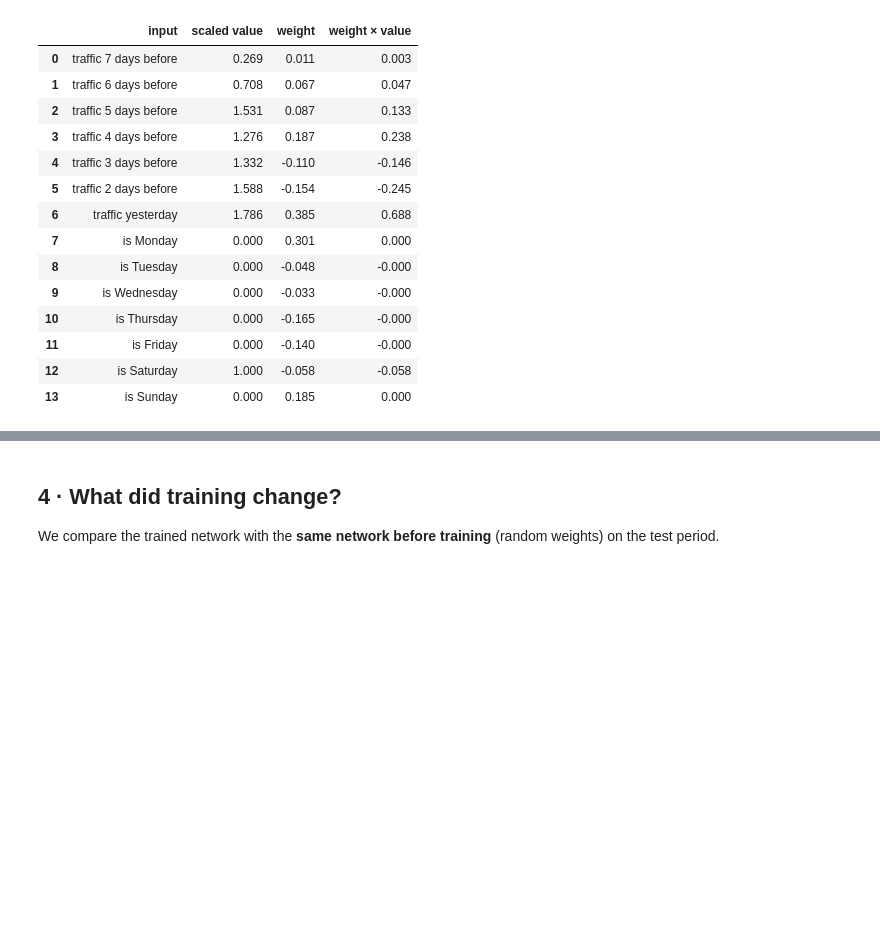
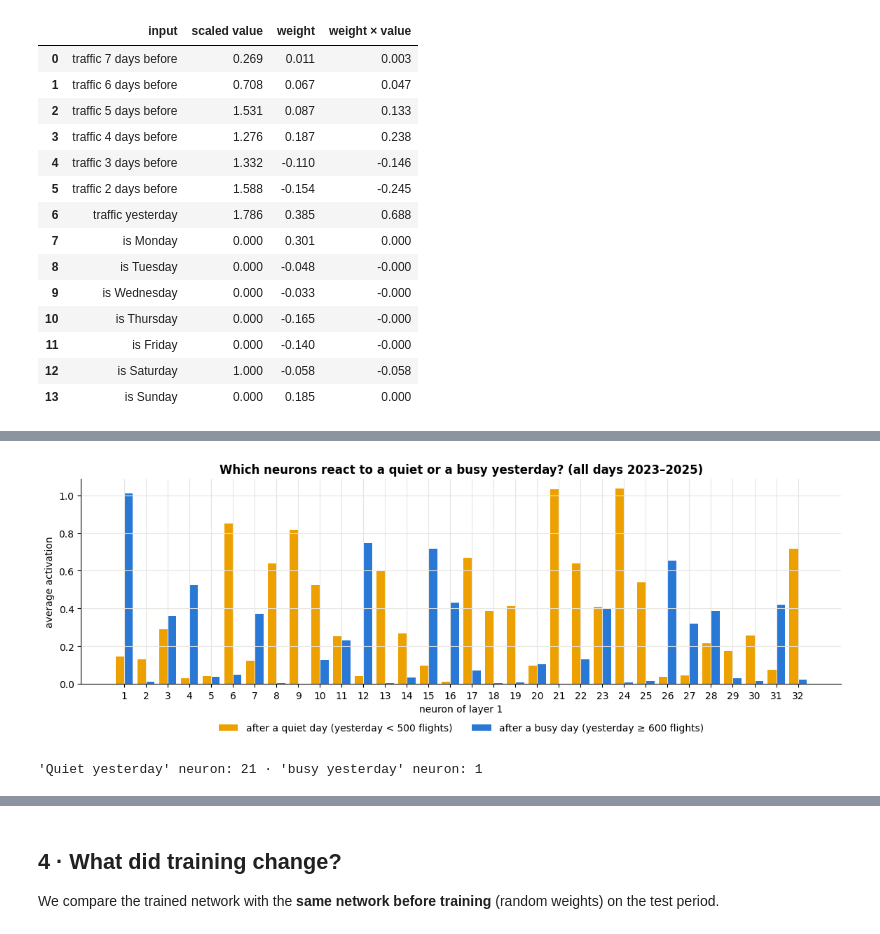
Before and after one commit to dblue-tech/ai-lab, a Jupyter notebook: lab1_airport_traffic/Lab1_part2_inside_the_model.ipynb, the cells around one changed output, grey strips where cells are left out. Saved outputs shown, nothing was run; the diff lists cells and outputs as text; code cells hidden in the pictures; blank space fills up the shorter version.

```diff
--- a/lab1_airport_traffic/Lab1_part2_inside_the_model.ipynb
+++ b/lab1_airport_traffic/Lab1_part2_inside_the_model.ipynb
@@ -295,0 +363,26 @@ Neuron 15 of layer 1: sum 0.659 + bias 0.223 = 0.882 → after ReLU 0.882
+# %%
+all_scaled = saved.scale(X_raw)                    # the scaled inputs of every day (a table: days x inputs)
+layer1_all = np.maximum(all_scaled @ W1.T + b1, 0) # layer-1 activations of every day (days x 32); W1.T = W1 turned so that it fits
+yesterday = X_raw[:, LOOKBACK - 1]                 # the traffic of "yesterday" for every day
+
+after_quiet = yesterday < 500                      # True for the days that come after a quiet day
+after_busy = yesterday >= 600                      # True for the days that come after a busy day
+mean_quiet = layer1_all[after_quiet].mean(axis=0)  # average activation of each neuron after quiet days
+mean_busy = layer1_all[after_busy].mean(axis=0)    # average activation of each neuron after busy days
+
+plt.figure(figsize=(14, 3.8))                      # new figure
+plt.bar(neurons - 0.2, mean_quiet, width=0.4, color=PALETTE[3], label="after a quiet day (yesterday < 500 flights)")   # group 1
+plt.bar(neurons + 0.2, mean_busy, width=0.4, color=PALETTE[0], label="after a busy day (yesterday ≥ 600 flights)")    # group 2
+plt.xticks(neurons)                                # show every neuron number
+plt.xlabel("neuron of layer 1")                    # axis label
+plt.ylabel("average activation")                   # axis label
+plt.title("Which neurons react to a quiet or a busy yesterday? (all days 2023–2025)")   # title
+plt.legend(loc="upper center", bbox_to_anchor=(0.5, -0.15), ncol=2)   # legend below the plot
+plt.show()                                         # display
+
+quiet_neuron = int(np.argmax(mean_quiet - mean_busy))   # the neuron most active after quiet days
+busy_neuron = int(np.argmax(mean_busy - mean_quiet))    # the neuron most active after busy days
+print("'Quiet yesterday' neuron:", quiet_neuron + 1, "· 'busy yesterday' neuron:", busy_neuron + 1)   # their numbers
+# %% [output]
+[figure, added]
+'Quiet yesterday' neuron: 21 · 'busy yesterday' neuron: 1
```
Also changed, not shown: parts of 13 cells of this notebook, 7 other files.
